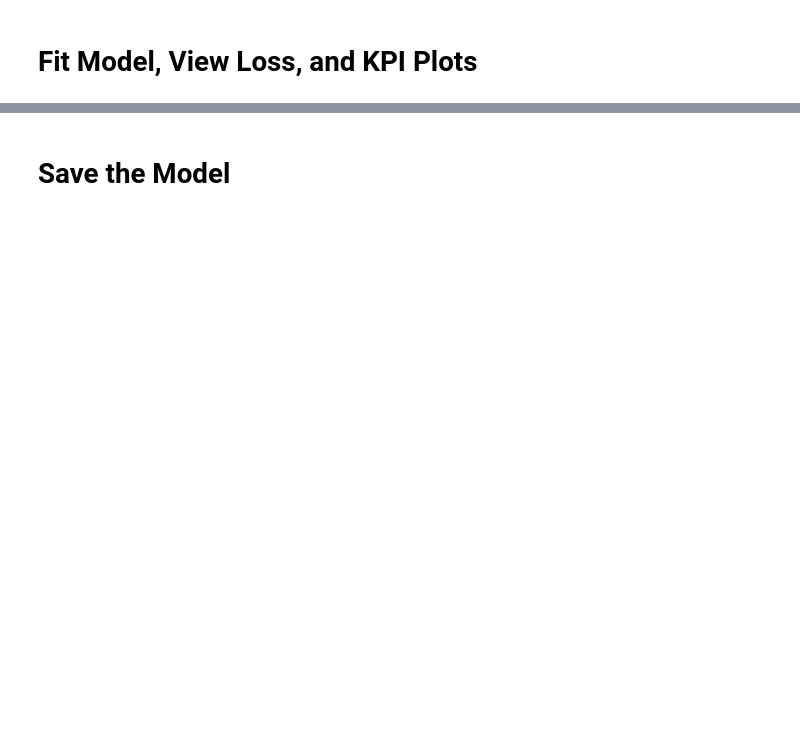
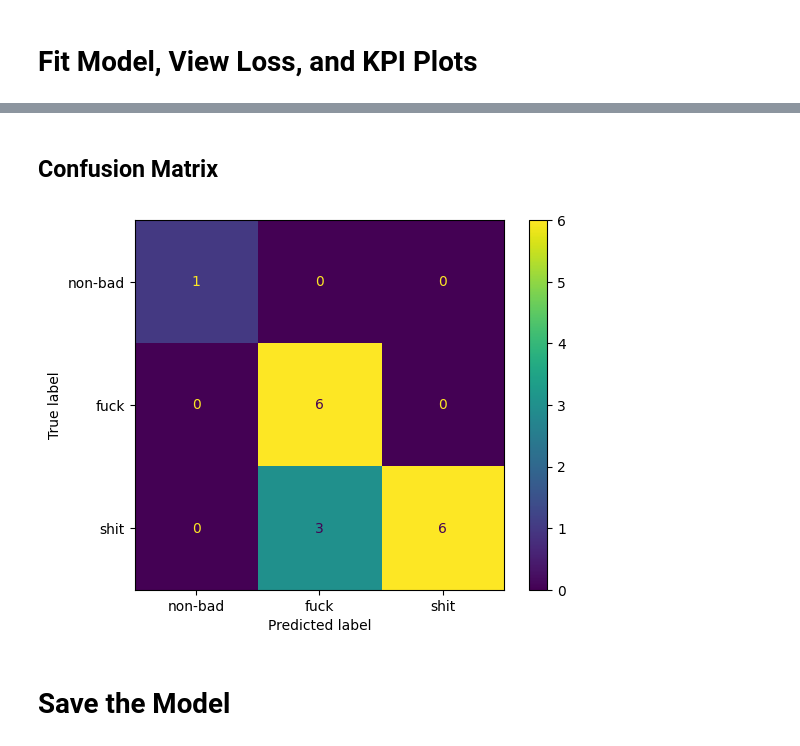
Before and after one commit to 490-BadMouth/BadMouth, a Jupyter notebook: BadMouth_CNN_Multi_Class.ipynb, the cells around one changed output, grey strips where cells are left out. Saved outputs shown, nothing was run; the diff lists cells and outputs as text; code cells hidden in the pictures; blank space fills up the shorter version.

```diff
--- a/BadMouth_CNN_Multi_Class.ipynb
+++ b/BadMouth_CNN_Multi_Class.ipynb
@@ -371,12 +367,13 @@ array([1, 1, 0, 1, 0, 0, 1, 1, 1, 1, 1, 1, 1, 1, 0, 0], dtype=int64)
 # %%
+# get one batch and make a prediction
+X_test, y_test = test.as_numpy_iterator().next()
+print(X_test.shape)
+yhat = model.predict(X_test)
 
-from sklearn.metrics import confusion_matrix, ConfusionMatrixDisplay
+# Convert logits to classes
+y_pred = np.argmax(yhat, axis=1)
+y_pred
 
-classes_x=np.argmax(yhat,axis=0)
-
-cm = confusion_matrix(y_test, yhat)
-
-disp = ConfusionMatrixDisplay(confusion_matrix=cm, display_labels=classes_x)
-disp.plot()
-plt.show()
+# Convert true labels to class indices
+y_test_indices = np.argmax(y_test, axis=1)
 # %% [output]
@@ -384,3 +382,17 @@ ModuleNotFoundError: No module named 'sklearn'
+# %% [markdown]
+## Confusion Matrix
+# %%
+from sklearn.metrics import confusion_matrix, ConfusionMatrixDisplay
+
+cm = confusion_matrix(y_test_indices, y_pred)
+
+# Use the class names as display labels
+class_names = ['non-bad', 'fuck', 'shit']
+disp = ConfusionMatrixDisplay(confusion_matrix=cm, display_labels=class_names)
+disp.plot()
+plt.show()
+# %% [output]
+[figure, added]
 # %% [markdown]
 # Save the Model
 # %%
```
Also changed, not shown: parts of 30 cells of this notebook.
